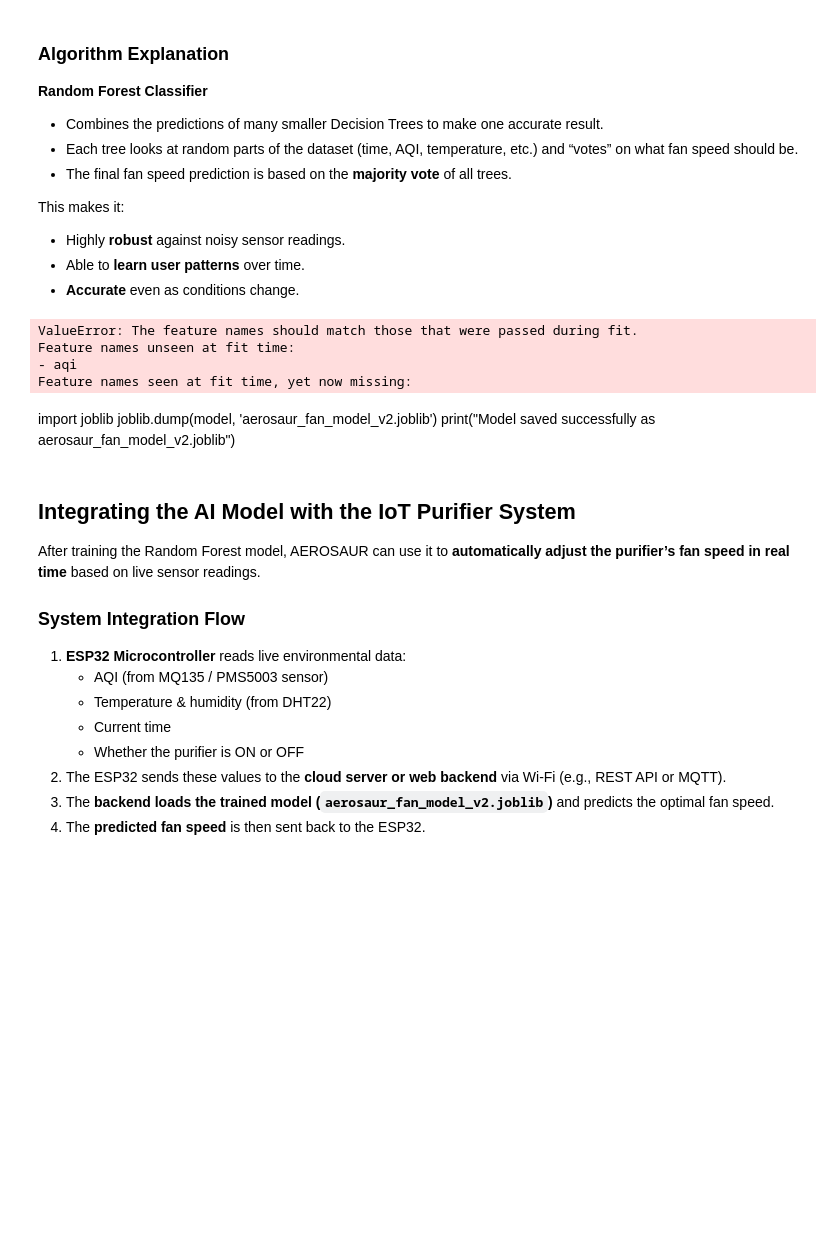
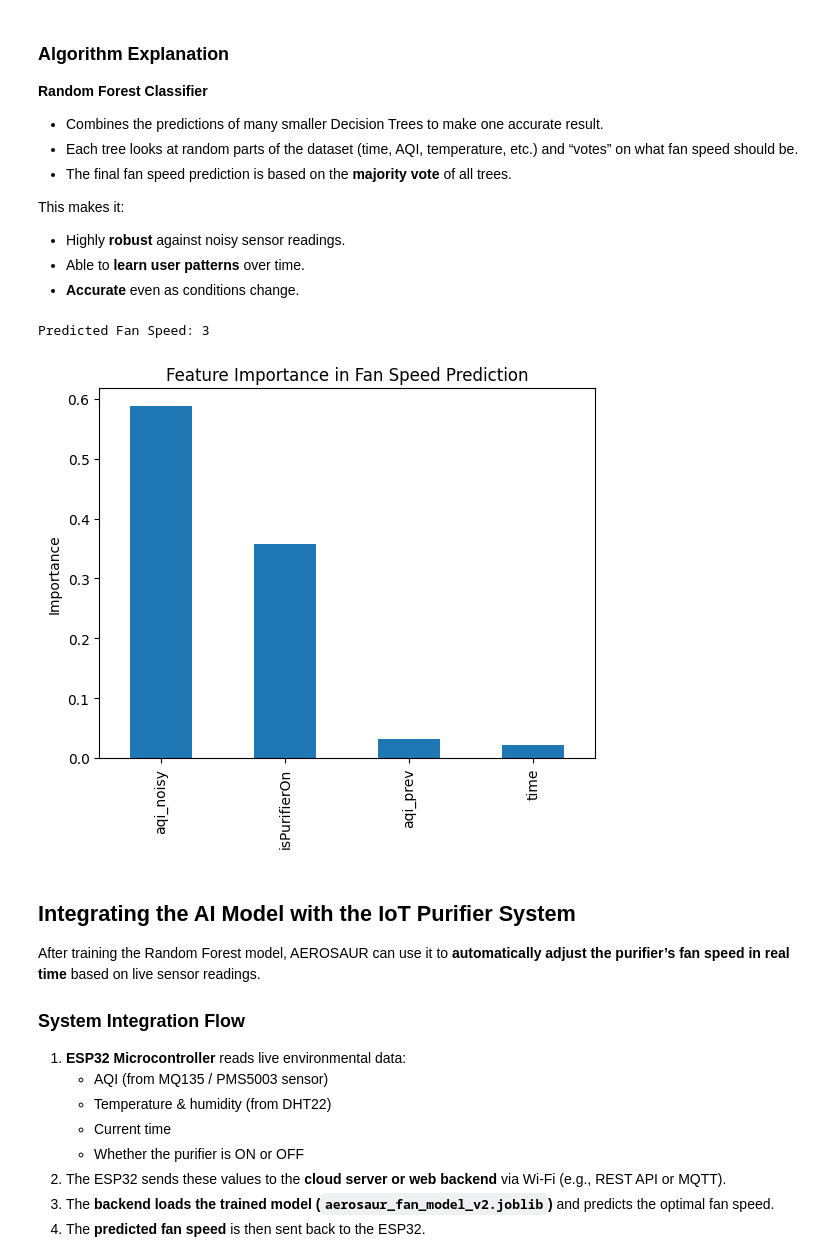
Before and after one commit to pedrosanrawr/aerosaur_algo, a Jupyter notebook: aerosaur_algo.ipynb, the cells around one changed output. Cells and saved outputs as stored; diff of their text form; code cells hidden in the pictures; blank space fills up the shorter version.

```diff
--- a/aerosaur_algo.ipynb
+++ b/aerosaur_algo.ipynb
@@ -84,28 +96,29 @@ df.head(10)
 # %%
-
 from sklearn.model_selection import train_test_split
 from sklearn.ensemble import RandomForestClassifier
 from sklearn.metrics import accuracy_score, classification_report
-import numpy as np
 
-noise_std = 2
-df['aqi_noisy'] = df['aqi'] + np.random.normal(0, noise_std, size=len(df))
-df['aqi_prev'] = df['aqi_noisy'].shift(1).fillna(df['aqi_noisy'])
+# 📌 No need to recompute aqi_noisy or aqi_prev here — they already exist!
 
-# input
+# Input features
 X = df[['time', 'aqi_noisy', 'aqi_prev', 'isPurifierOn']]
 
-# output
+# Output label
 y = df['fanSpeed']
 
-# 80% para sa training and 20% para sa testing
-X_train, X_test, y_train, y_test = train_test_split(X, y, test_size=0.2, random_state=42)
+# Train-test split
+X_train, X_test, y_train, y_test = train_test_split(
+    X, y, test_size=0.2, random_state=42
+)
 
+# Model
 model = RandomForestClassifier(n_estimators=100, random_state=42)
 model.fit(X_train, y_train)
 
+# Predictions
 y_pred = model.predict(X_test)
+
+# Evaluation
 acc = accuracy_score(y_test, y_pred)
-
 print(f"Model Accuracy: {acc*100:.2f}%\n")
 print(classification_report(y_test, y_pred))
@@ -136,31 +136,34 @@ This makes it:
 - Able to **learn user patterns** over time.
 - **Accurate** even as conditions change.
 # %%
+import numpy as np
 
-# scenario: 9 PM, AQI 180, purifier ON, 29°C, 60% humidity
-import pandas as pd
+aqi = 180
+aqi_noisy = aqi + np.random.normal(0, 2)
+aqi_prev = 175
+isPurifierOn = 1
 
-sample = pd.DataFrame([[21, 180, 1]], columns=['time', 'aqi', 'isPurifierOn'])
+sample = pd.DataFrame(
+    [[21, aqi_noisy, aqi_prev, isPurifierOn]],
+    columns=['time', 'aqi_noisy', 'aqi_prev', 'isPurifierOn']
+)
+
 prediction = model.predict(sample)
-print("Predicted Fan Speed:", prediction[0])  # 0=Off, 1=Low, 2=Medium, 3=High
+print("Predicted Fan Speed:", prediction[0])
 # %% [output]
-ValueError: The feature names should match those that were passed during fit.
-Feature names unseen at fit time:
-- aqi
-Feature names seen at fit time, yet now missing:
+Predicted Fan Speed: 3
 # %%
+import matplotlib.pyplot as plt
+import pandas as pd
 
-import matplotlib.pyplot as plt
+feat_imp = pd.Series(model.feature_importances_, index=X.columns)
+feat_imp = feat_imp.sort_values(ascending=False)
 
-plt.bar(X.columns, model.feature_importances_)
-plt.title('Feature Importance in Fan Speed Prediction')
+feat_imp.plot(kind='bar', title='Feature Importance in Fan Speed Prediction')
 plt.ylabel('Importance')
 plt.show()
+# %% [output]
+[figure, added]
-# %% [markdown]
-
-import joblib
-joblib.dump(model, 'aerosaur_fan_model_v2.joblib')
-print("Model saved successfully as aerosaur_fan_model_v2.joblib")
 # %% [markdown]
 ## Integrating the AI Model with the IoT Purifier System
 
```
Also changed, not shown: parts of 5 cells of this notebook.
